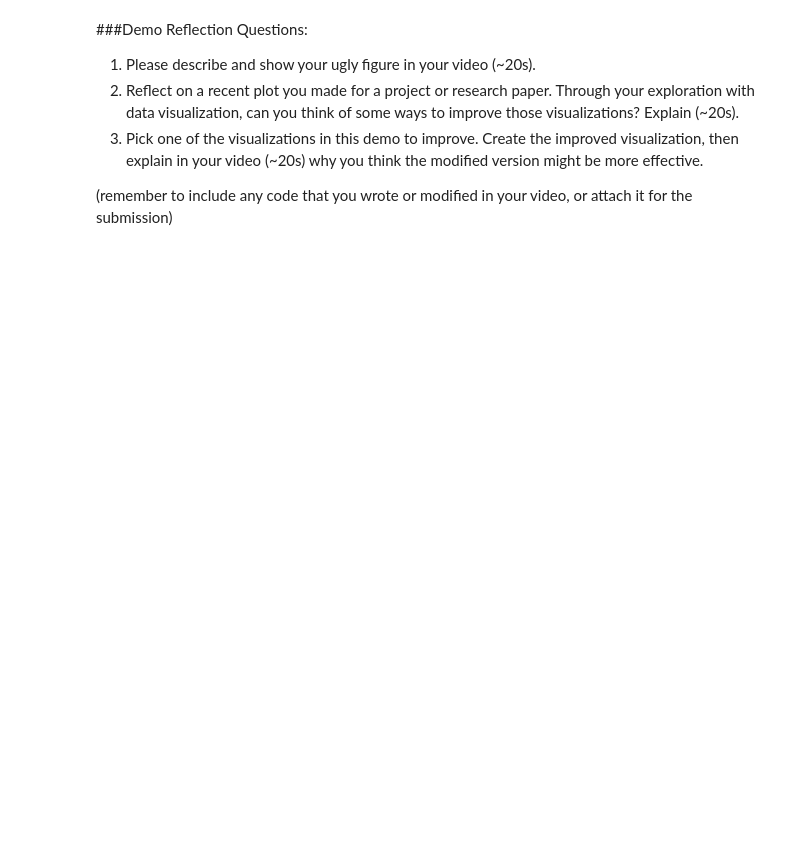
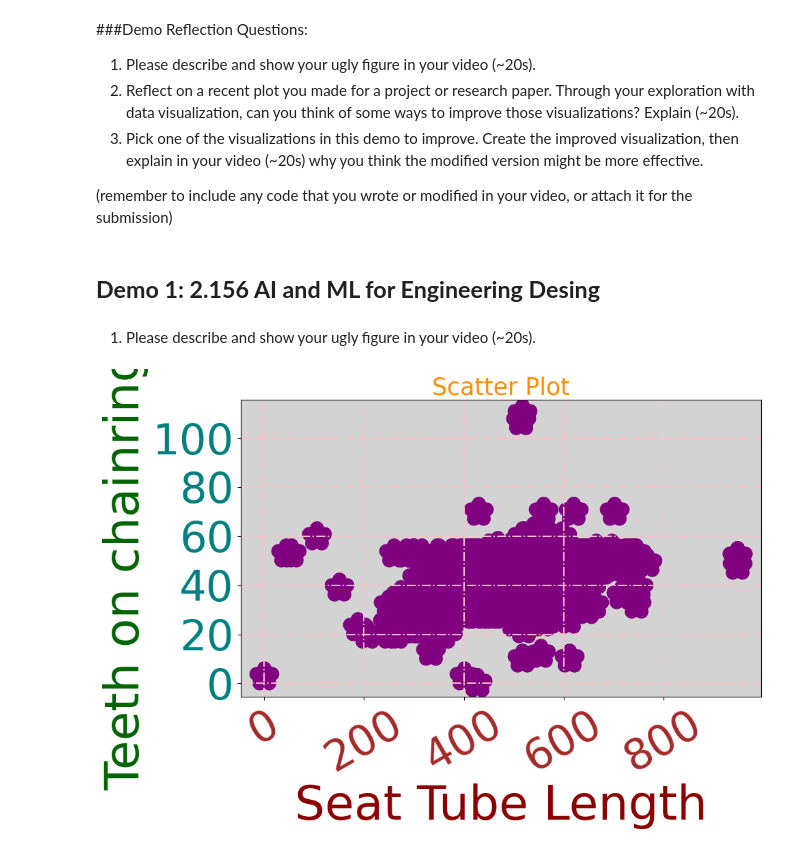
Before and after one commit to lulukef/2.156-AI-ML-for-Engineering-Design, a Jupyter notebook: Demos/2_155_Fall_25_Demo_1_Visualization.ipynb, the cells around one changed output. Drawn from its saved outputs; the diff is of its cells as text; code cells hidden in the pictures; blank space fills up the shorter version.

```diff
--- a/Demos/2_155_Fall_25_Demo_1_Visualization.ipynb
+++ b/Demos/2_155_Fall_25_Demo_1_Visualization.ipynb
@@ -474,3 +475,24 @@ fig.show()
 3.	Pick one of the visualizations in this demo to improve. Create the improved visualization, then explain in your video (~20s) why you think the modified version might be more effective.
 
 (remember to include any code that you wrote or modified in your video, or attach it for the submission)
+# %% [markdown]
+## **Demo 1: 2.156 AI and ML for Engineering Desing**
+# %% [markdown]
+1. Please describe and show your ugly figure in your video (~20s).
+# %%
+x_ugly = data[data.columns[1]]
+y_ugly = data[data.columns[2]]
+
+plt.figure(figsize=(10, 7))
+plt.scatter(x_ugly, y_ugly, c='#00FFFF', s=300, marker='*', alpha=1, edgecolors='purple', linewidths=15)
+plt.title('Scatter Plot', fontsize=25, color='darkorange')
+plt.xlabel('Seat Tube Length', fontsize=50, color='darkred')
+plt.ylabel('Teeth on chainring 0', fontsize=50, color='darkgreen')
+plt.grid(color='pink', linestyle='-.', linewidth=1.5)
+plt.xticks(fontsize=45, rotation=30, color='brown')
+plt.yticks(fontsize=45, color='teal')
+plt.gca().set_facecolor('lightgray')
+plt.tight_layout()
+plt.show()
+# %% [output]
+[figure, added]
```
Also changed, not shown: parts of 9 cells of this notebook.
